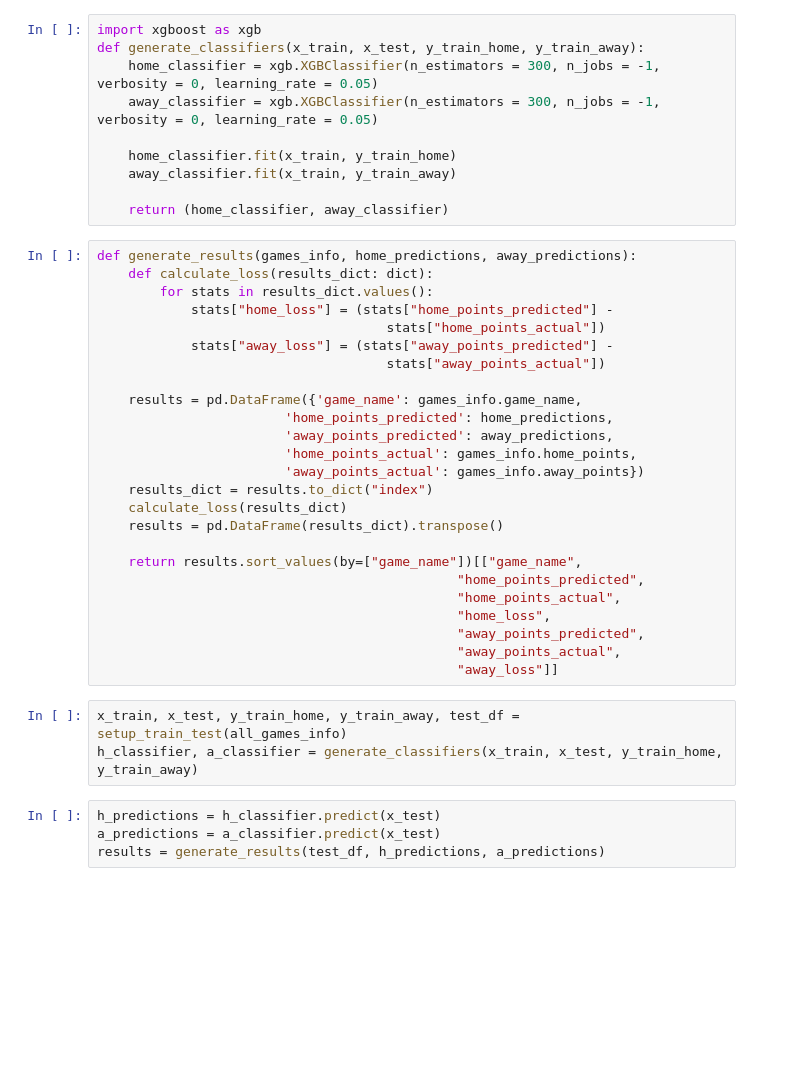
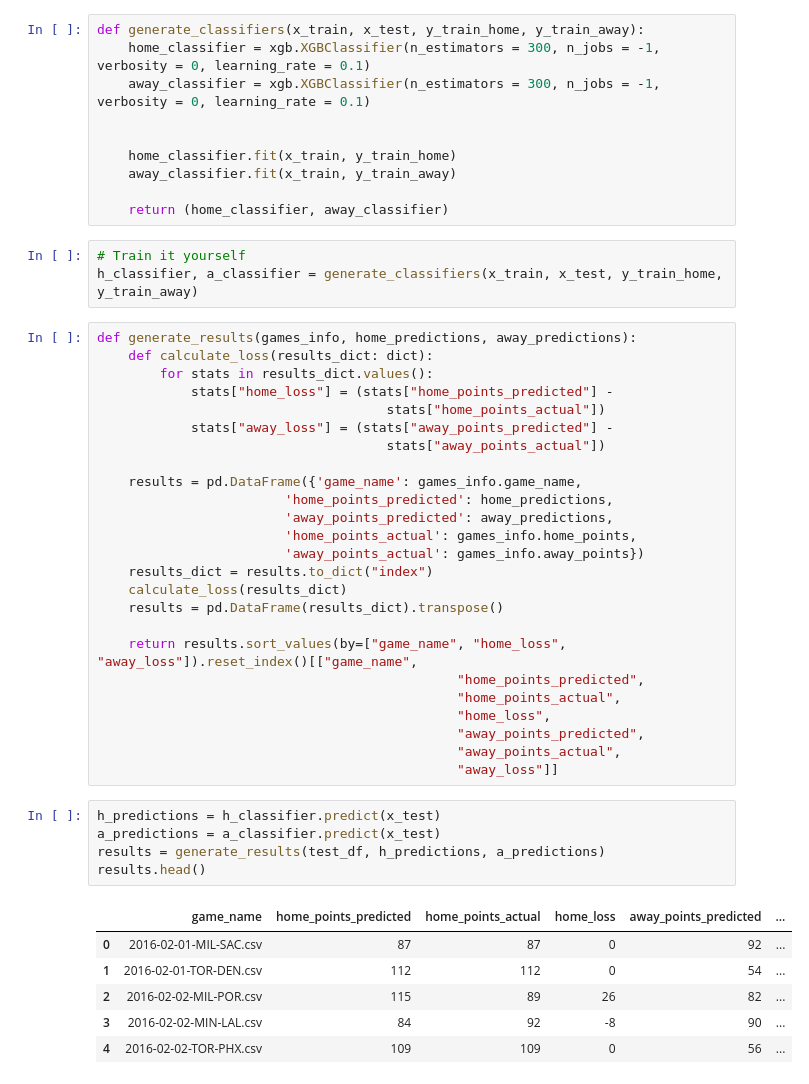
Before and after one commit to aisutd/s19-ensemble-learning-workshop, a Jupyter notebook: AIS_Workshop_3_Mavericks_Dataset.ipynb, the cells around one changed output. Drawn from its saved outputs; the diff is of its cells as text; blank space fills up the shorter version.

```diff
--- a/AIS_Workshop_3_Mavericks_Dataset.ipynb
+++ b/AIS_Workshop_3_Mavericks_Dataset.ipynb
@@ -28,13 +63,16 @@ def setup_train_test(games_info: pd.core.frame.DataFrame):
 # %%
-import xgboost as xgb
 def generate_classifiers(x_train, x_test, y_train_home, y_train_away):
-    home_classifier = xgb.XGBClassifier(n_estimators = 300, n_jobs = -1, verbosity = 0, learning_rate = 0.05)
-    away_classifier = xgb.XGBClassifier(n_estimators = 300, n_jobs = -1, verbosity = 0, learning_rate = 0.05)
+    home_classifier = xgb.XGBClassifier(n_estimators = 300, n_jobs = -1, verbosity = 0, learning_rate = 0.1)
+    away_classifier = xgb.XGBClassifier(n_estimators = 300, n_jobs = -1, verbosity = 0, learning_rate = 0.1)
+
 
     home_classifier.fit(x_train, y_train_home)
     away_classifier.fit(x_train, y_train_away)
 
     return (home_classifier, away_classifier)
+# %%
+# Train it yourself
+h_classifier, a_classifier = generate_classifiers(x_train, x_test, y_train_home, y_train_away)
 # %%
 def generate_results(games_info, home_predictions, away_predictions):
     def calculate_loss(results_dict: dict):
@@ -53,20 +91,25 @@ def generate_results(games_info, home_predictions, away_predictions):
     calculate_loss(results_dict)
     results = pd.DataFrame(results_dict).transpose()
 
-    return results.sort_values(by=["game_name"])[["game_name",
+    return results.sort_values(by=["game_name", "home_loss", "away_loss"]).reset_index()[["game_name",
                                               "home_points_predicted",
                                               "home_points_actual",
                                               "home_loss",
                                               "away_points_predicted",
                                               "away_points_actual",
                                               "away_loss"]]
-# %%
-x_train, x_test, y_train_home, y_train_away, test_df = setup_train_test(all_games_info)
-h_classifier, a_classifier = generate_classifiers(x_train, x_test, y_train_home, y_train_away)
 # %%
 h_predictions = h_classifier.predict(x_test)
 a_predictions = a_classifier.predict(x_test)
 results = generate_results(test_df, h_predictions, a_predictions)
+results.head()
+# %% [output]
+|  | game_name | home_points_predicted | home_points_actual | home_loss | away_points_predicted | ... |
+| 0 | 2016-02-01-MIL-SAC.csv | 87 | 87 | 0 | 92 | ... |
+| 1 | 2016-02-01-TOR-DEN.csv | 112 | 112 | 0 | 54 | ... |
+| 2 | 2016-02-02-MIL-POR.csv | 115 | 89 | 26 | 82 | ... |
+| 3 | 2016-02-02-MIN-LAL.csv | 84 | 92 | -8 | 90 | ... |
+| 4 | 2016-02-02-TOR-PHX.csv | 109 | 109 | 0 | 56 | ... |
 # %%
 import matplotlib.pyplot as plt
 from statistics import mean
```
Also changed, not shown: parts of 22 cells of this notebook, 5 other files.
